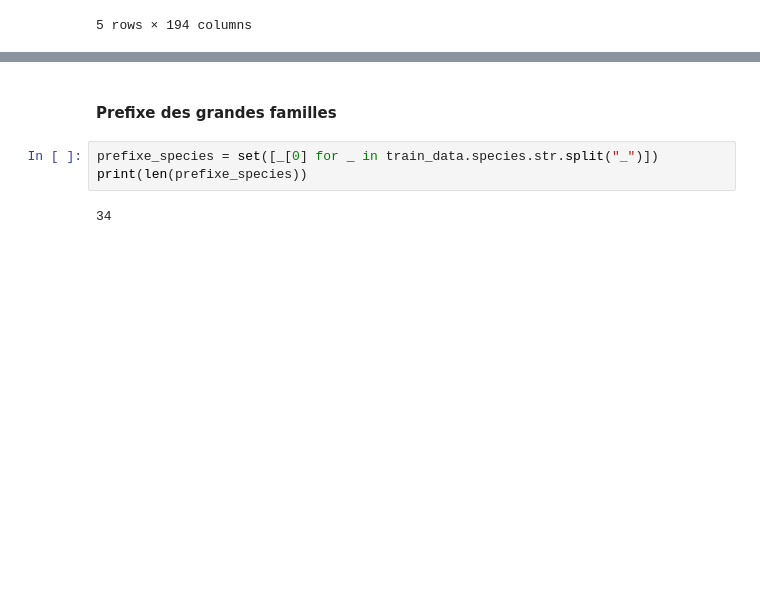
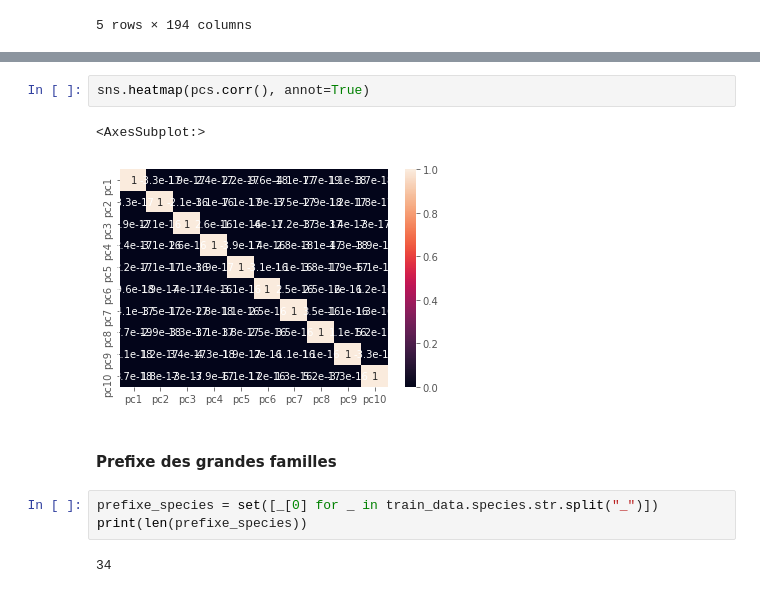
Before and after one commit to mwlussier/leaf_classification, a Jupyter notebook: notebooks/exploratory/preprocessing raw data.ipynb, the cells around one changed output, grey strips where cells are left out. Saved outputs shown, nothing was run; the diff lists cells and outputs as text; blank space fills up the shorter version.

```diff
--- a/notebooks/exploratory/preprocessing raw data.ipynb
+++ b/notebooks/exploratory/preprocessing raw data.ipynb
@@ -19,3 +70,8 @@ train_data.head()
+# %%
+sns.heatmap(pcs.corr(), annot=True)
+# %% [output]
+<AxesSubplot:>
+[figure, added]
 # %% [markdown]
 #### Prefixe des grandes familles
 # %%
```
Also changed, not shown: parts of 9 cells of this notebook, 4 other files.
